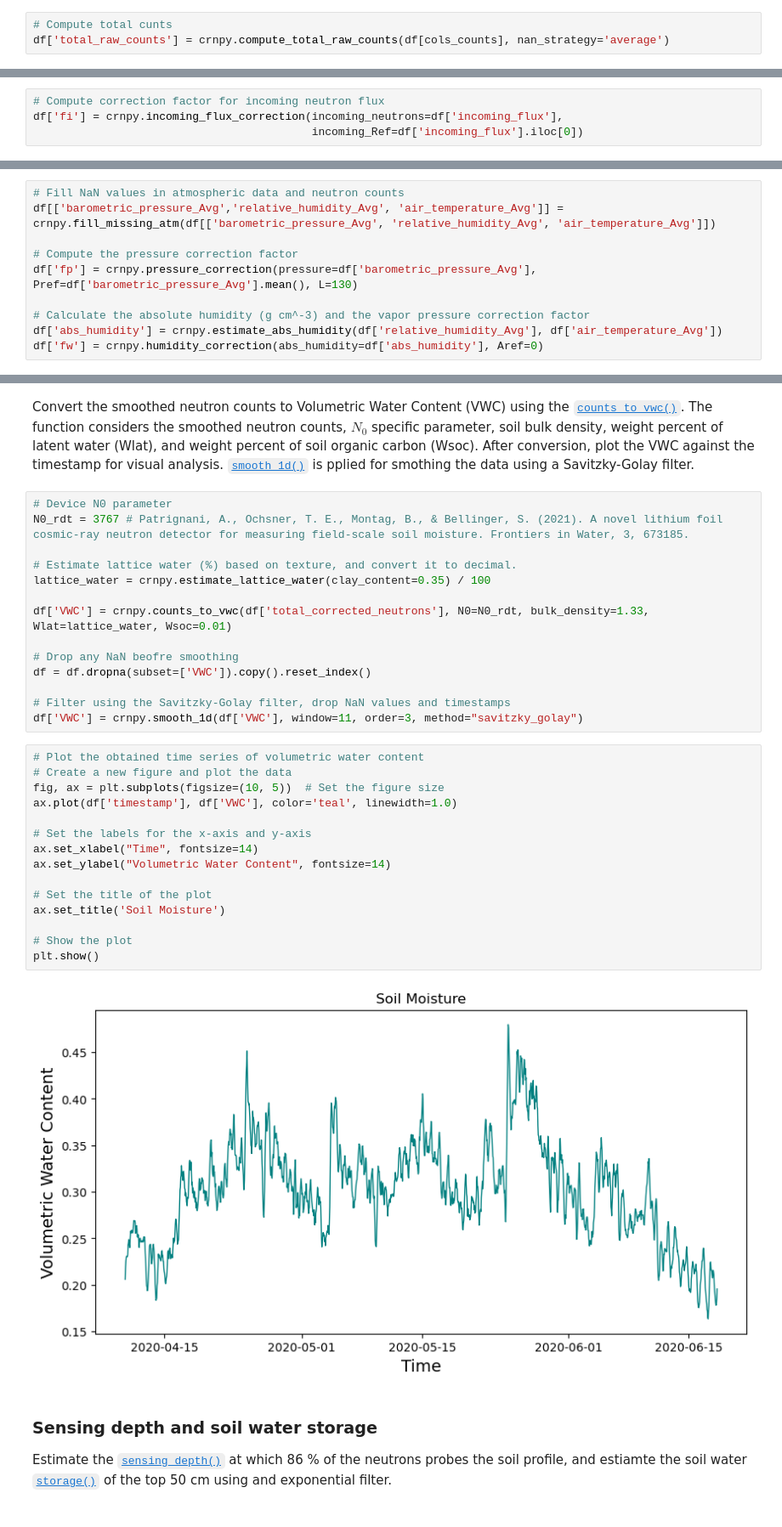
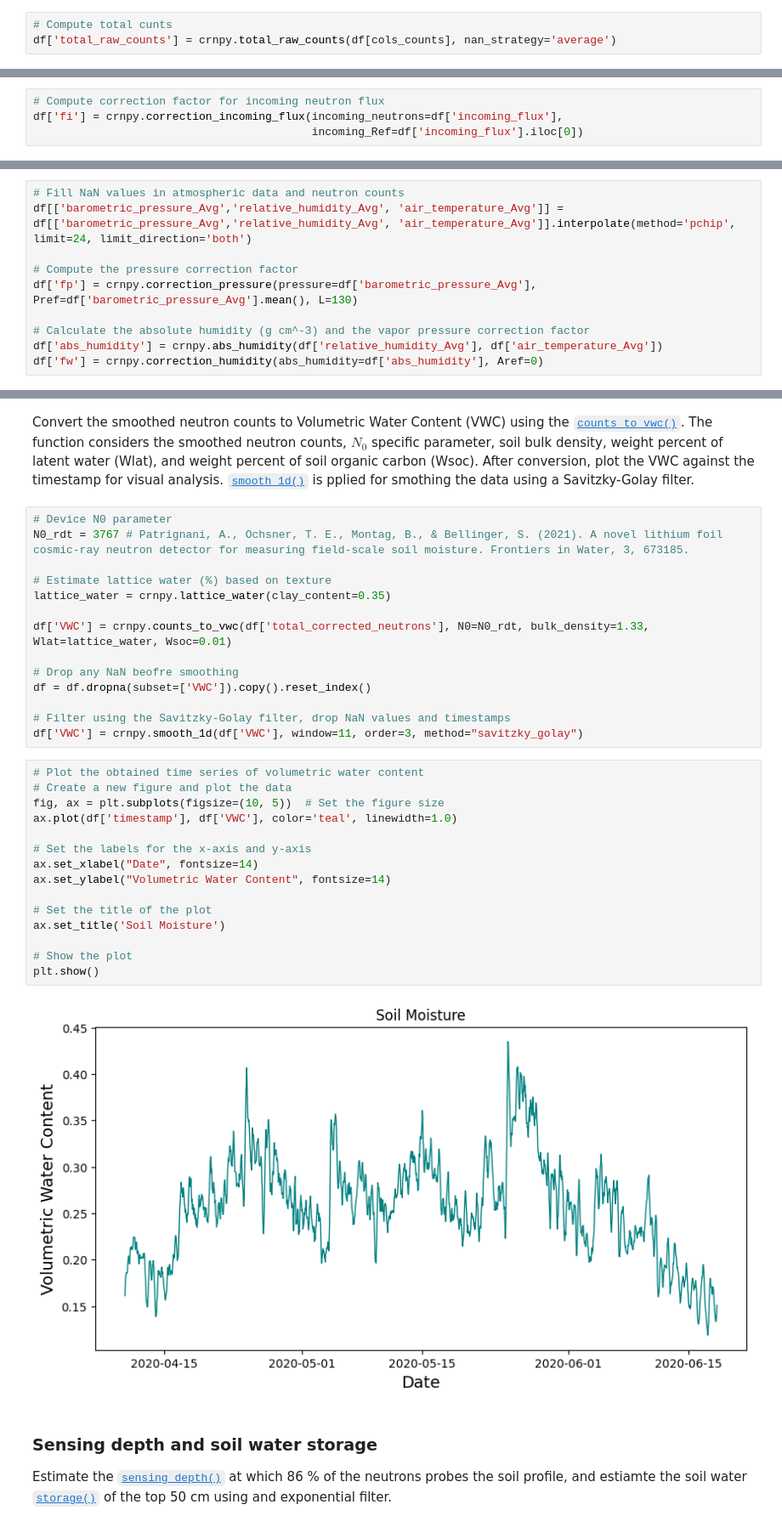
Before and after one commit to soilwater/crnpy, a Jupyter notebook: examples/stationary/example_RDT_station/example_RDT_station.ipynb, the cells around one changed output, grey strips where cells are left out. Shown at 85% size. Saved outputs shown, nothing was run; the diff lists cells and outputs as text.

```diff
--- a/examples/stationary/example_RDT_station/example_RDT_station.ipynb
+++ b/examples/stationary/example_RDT_station/example_RDT_station.ipynb
@@ -56,7 +56,7 @@ for col in cols_counts:
     df[col] = df[col].interpolate(method='linear', limit=3, limit_direction='both').round()
 # %%
 # Compute total cunts
-df['total_raw_counts'] = crnpy.compute_total_raw_counts(df[cols_counts], nan_strategy='average')
+df['total_raw_counts'] = crnpy.total_raw_counts(df[cols_counts], nan_strategy='average')
 # %%
 # Plot total counts
 # Create a new figure and plot the data
@@ -118,7 +118,7 @@ nmdb = crnpy.get_incoming_neutron_flux(start_date, end_date, station="IRKT", utc
 df['incoming_flux'] = crnpy.interpolate_incoming_flux(nmdb['timestamp'], nmdb['counts'], df['timestamp'])
 # %%
 # Compute correction factor for incoming neutron flux
-df['fi'] = crnpy.incoming_flux_correction(incoming_neutrons=df['incoming_flux'],
+df['fi'] = crnpy.correction_incoming_flux(incoming_neutrons=df['incoming_flux'],
                                           incoming_Ref=df['incoming_flux'].iloc[0])
 # %% [markdown]
 #### Atmospheric correction
@@ -127,13 +127,13 @@ This section is about correcting the atmospheric variables. First, fill the miss
 # %%
 # Fill NaN values in atmospheric data and neutron counts
-df[['barometric_pressure_Avg','relative_humidity_Avg', 'air_temperature_Avg']] = crnpy.fill_missing_atm(df[['barometric_pressure_Avg', 'relative_humidity_Avg', 'air_temperature_Avg']])
+df[['barometric_pressure_Avg','relative_humidity_Avg', 'air_temperature_Avg']] = df[['barometric_pressure_Avg','relative_humidity_Avg', 'air_temperature_Avg']].interpolate(method='pchip', limit=24, limit_direction='both')
 
 # Compute the pressure correction factor
-df['fp'] = crnpy.pressure_correction(pressure=df['barometric_pressure_Avg'], Pref=df['barometric_pressure_Avg'].mean(), L=130)
+df['fp'] = crnpy.correction_pressure(pressure=df['barometric_pressure_Avg'], Pref=df['barometric_pressure_Avg'].mean(), L=130)
 
 # Calculate the absolute humidity (g cm^-3) and the vapor pressure correction factor
-df['abs_humidity'] = crnpy.estimate_abs_humidity(df['relative_humidity_Avg'], df['air_temperature_Avg'])
-df['fw'] = crnpy.humidity_correction(abs_humidity=df['abs_humidity'], Aref=0)
+df['abs_humidity'] = crnpy.abs_humidity(df['relative_humidity_Avg'], df['air_temperature_Avg'])
+df['fw'] = crnpy.correction_humidity(abs_humidity=df['abs_humidity'], Aref=0)
 # %%
 # Apply correction factors
 df['total_corrected_neutrons'] = df['total_raw_counts'] * df['fw'] / (df['fp'] * df['fi'])
@@ -143,8 +143,8 @@ Convert the smoothed neutron counts to Volumetric Water Content (VWC) using the
 # Device N0 parameter
 N0_rdt = 3767 # Patrignani, A., Ochsner, T. E., Montag, B., & Bellinger, S. (2021). A novel lithium foil cosmic-ray neutron detector for measuring field-scale soil moisture. Frontiers in Water, 3, 673185.
 
-# Estimate lattice water (%) based on texture, and convert it to decimal.
-lattice_water = crnpy.estimate_lattice_water(clay_content=0.35) / 100
+# Estimate lattice water (%) based on texture
+lattice_water = crnpy.lattice_water(clay_content=0.35)
 
 df['VWC'] = crnpy.counts_to_vwc(df['total_corrected_neutrons'], N0=N0_rdt, bulk_density=1.33, Wlat=lattice_water, Wsoc=0.01)
 
@@ -156,20 +156,20 @@ df['VWC'] = crnpy.smooth_1d(df['VWC'], window=11, order=3, method="savitzky_gola
 # %%
 # Plot the obtained time series of volumetric water content
 # Create a new figure and plot the data
 fig, ax = plt.subplots(figsize=(10, 5))  # Set the figure size
 ax.plot(df['timestamp'], df['VWC'], color='teal', linewidth=1.0)
 
 # Set the labels for the x-axis and y-axis
-ax.set_xlabel("Time", fontsize=14)
+ax.set_xlabel("Date", fontsize=14)
 ax.set_ylabel("Volumetric Water Content", fontsize=14)
 
 # Set the title of the plot
 ax.set_title('Soil Moisture')
 
 # Show the plot
 plt.show()
 # %% [output]
-[figure, old version]
+[figure, new version]
 # %% [markdown]
 ### Sensing depth and soil water storage
 
```
Also changed, not shown: parts of 7 cells of this notebook, 11 other files.
